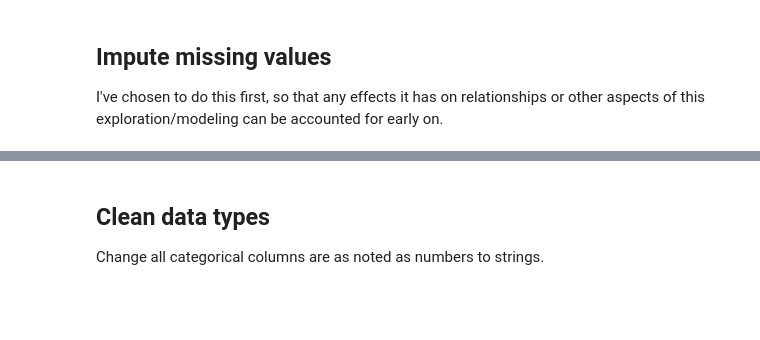
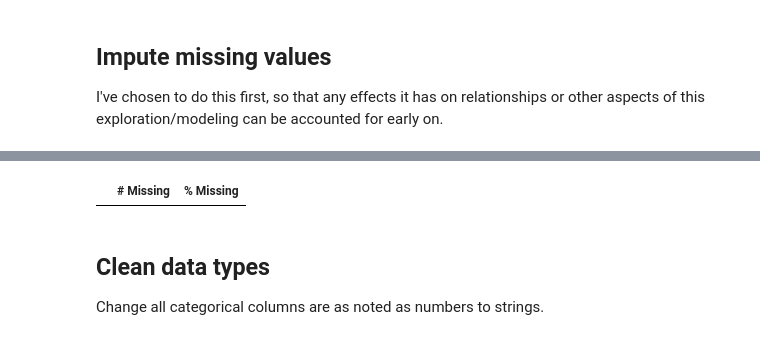
Before and after one commit to KadinSchultz/House-Price-Predictions, a Jupyter notebook: house-prices-kadin-s.ipynb, the cells around one changed output, grey strips where cells are left out. Cells and saved outputs as stored; diff of their text form; code cells hidden in the pictures; blank space fills up the shorter version.

```diff
--- a/house-prices-kadin-s.ipynb
+++ b/house-prices-kadin-s.ipynb
@@ -4,6 +14,7 @@
 # Import required libraries
 import numpy as np
 import pandas as pd
+pd.set_option('display.float_format', lambda x: '{:.3f}'.format(x))
 
 import matplotlib.pyplot as plt
 from matplotlib.offsetbox import AnchoredText
@@ -16,7 +27,7 @@ import warnings
 warnings.filterwarnings('ignore')
 
 from scipy.special import boxcox1p
-from scipy.stats import norm, probplot
+from scipy.stats import boxcox_normmax, norm, probplot, skew
 from sklearn.preprocessing import StandardScaler
 # %% [markdown]
 ## Load in datasets
@@ -105,3 +80,33 @@ getMissingValues()
+# %%
+# For each of the following characteristics, data_description.txt notes that NaN values are equivalent to having none of the corresponding characteristic
+for var in ['Alley', 'BsmtCond', 'BsmtExposure', 'BsmtFinType1', 'BsmtFinType2', 'BsmtQual', 'Fence', 'FireplaceQu', 'GarageCond', 'GarageFinish', 'GarageQual', 'GarageType', 'MasVnrType', 'MiscFeature', 'PoolQC']:
+    df_allData[var] = df_allData[var].fillna('NA')
+
+# For each of the following characteristics, data_description.txt notes that NaN values are equivalent to having a zero-quantity of the corresponding characteristic
+for var in ['GarageYrBlt', 'MasVnrArea']:
+    df_allData[var] = df_allData[var].fillna(0)
+
+# In data_description.txt, no substitution is given for NaN LotFrontage characteristics;  thus I'm going to assume they should be zero-quantity values.
+for var in ['BsmtFinSF1', 'BsmtFinSF2', 'BsmtFullBath', 'BsmtHalfBath', 'BsmtUnfSF', 'GarageArea', 'GarageCars', 'TotalBsmtSF']:
+    df_allData[var] = df_allData[var].fillna(0)
+
+# In data_description.txt, no substitution is given for NaN LotFrontage characteristics; thus I'm going to use the median values for the row's corresponding neighbourhood.
+# This may have issues when a there is a NaN value in a neighbourhood with no other samples, but for now this is not the case.
+df_allData['LotFrontage'] = df_allData.groupby('Neighborhood')['LotFrontage'].transform(lambda x: x.fillna(x.median()))
+
+# For each of the following characteristics, data_description.txt gives no substitution options for NaN values (and there are no equivalent 'N/A' options); thus I will be assigning the 'standard/base' value.
+df_allData['Electrical'] = df_allData['Electrical'].fillna('SBrkr')
+df_allData['Functional'] = df_allData['Functional'].fillna('Typ')
+df_allData['KitchenQual'] = df_allData['KitchenQual'].fillna('TA')
+
+# For each of the following characteristics, data_description.txt gives no substitution options for NaN values (and there are no equivalent 'N/A' options), and there are no standard/base values; thus I will be assigning mode for each characteristic.
+for var in ['Exterior1st', 'Exterior2nd', 'MSZoning', 'SaleType', 'Utilities']:
+    df_allData[var] = df_allData[var].fillna(df_allData[var].mode()[0])
+
+# Confirm that all missing values have been fixed
+getMissingValues()
+# %% [output]
+|  | # Missing | % Missing |
 # %% [markdown]
 ## Clean data types
 Change all categorical columns are as noted as numbers to strings.
```
Also changed, not shown: parts of 19 cells of this notebook.
